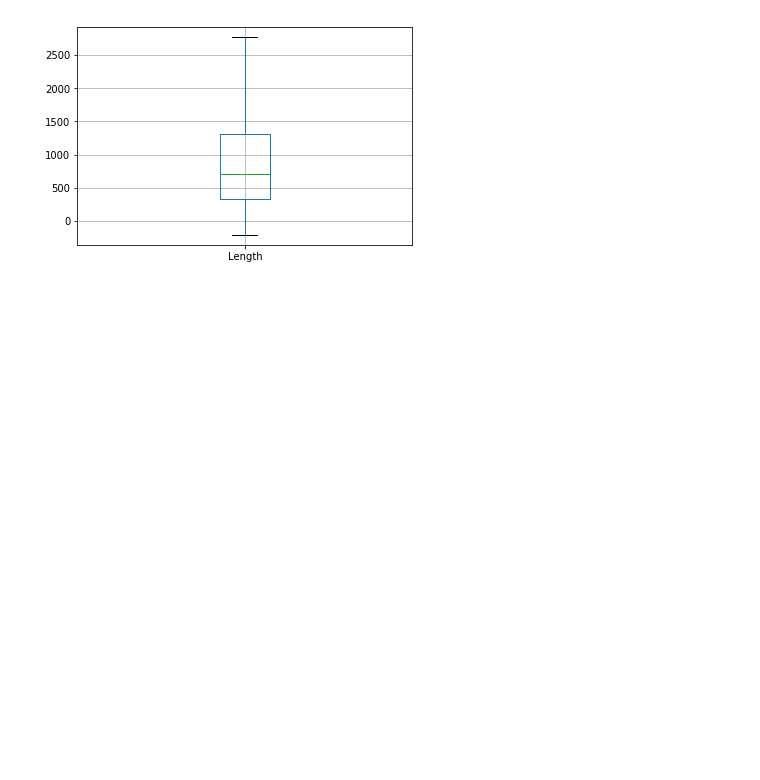
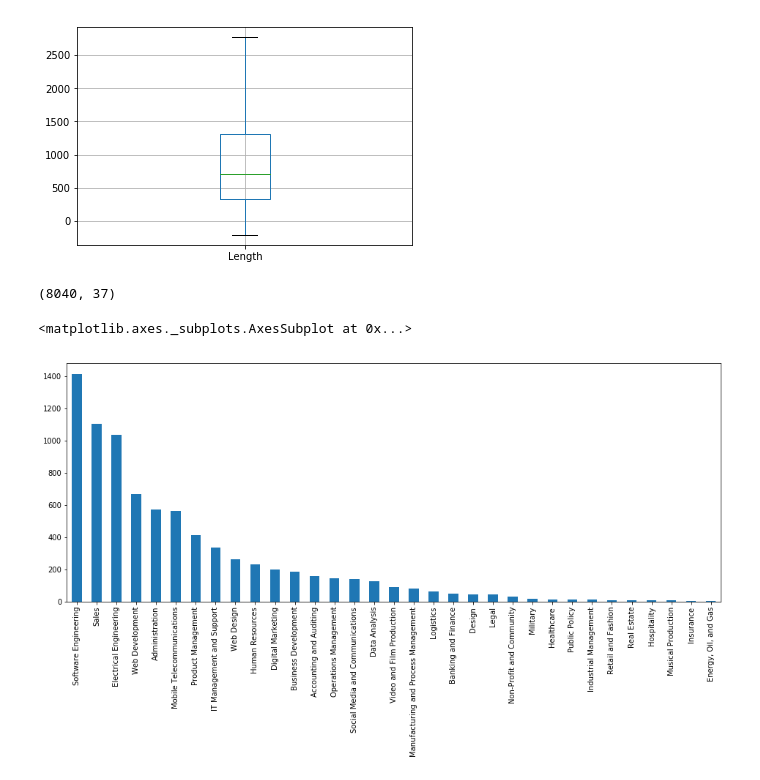
Before and after one commit to rohigovi/EmploymentDynamics, a Jupyter notebook: Python Notebooks for Visualization/Initial EDA.ipynb, the cells around one changed output. Saved outputs shown, nothing was run; the diff lists cells and outputs as text; code cells hidden in the pictures; blank space fills up the shorter version.

Commit message:
Added preliminary info for encoded skillset csv

```diff
--- a/Python Notebooks for Visualization/Initial EDA.ipynb
+++ b/Python Notebooks for Visualization/Initial EDA.ipynb
@@ -125,3 +125,14 @@ common_companies.boxplot(column = 'Length', showfliers=False)
 # %% [output]
 <matplotlib.axes._subplots.AxesSubplot at 0x...>
 [figure]
+# %%
+skills_encoded = pd.read_csv("../../Project/Data/common_companies(1).csv", encoding = "latin1")
+# %%
+skills_encoded.shape
+# %% [output]
+(8040, 37)
+# %%
+pd.value_counts(skills_encoded['Skillset1']).plot.bar(figsize = (16,6))
+# %% [output]
+<matplotlib.axes._subplots.AxesSubplot at 0x...>
+[figure, added]
```
Also changed, not shown: parts of 2 cells of this notebook.
